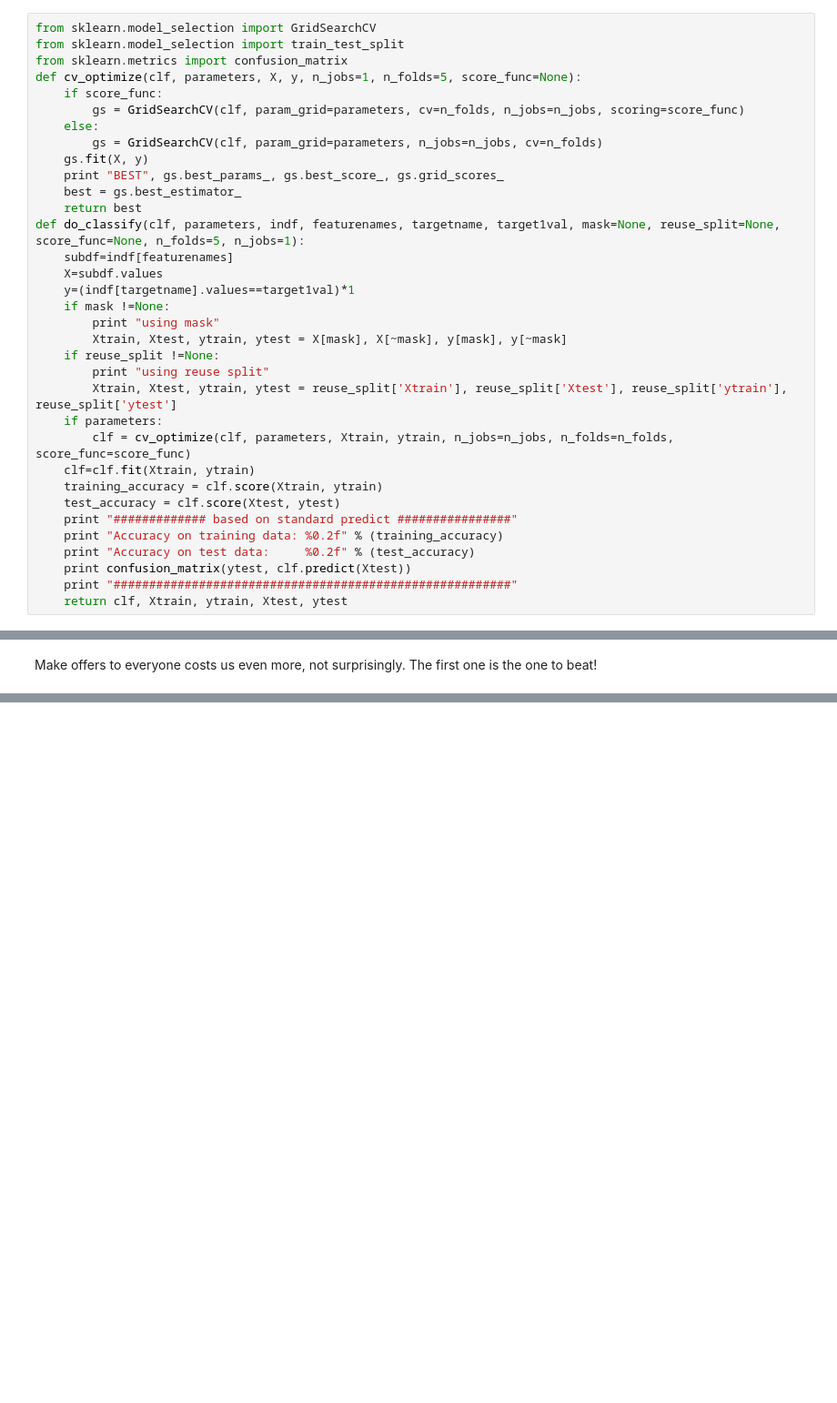
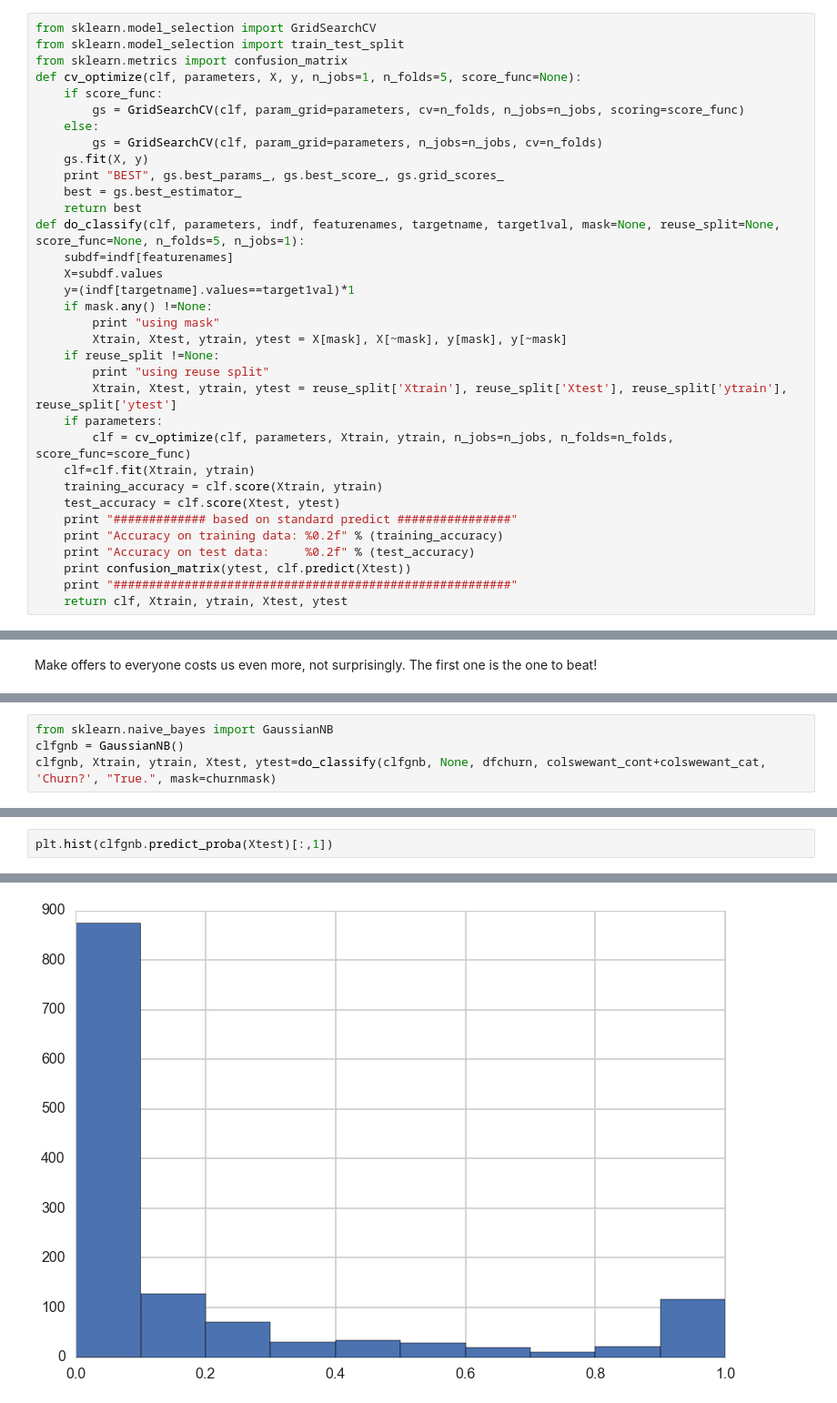
Before and after one commit to suyashSax/CS-109, a Jupyter notebook: Week 7/Lab 6 - Comparing Models on Churn Dataset.ipynb, the cells around one changed output, grey strips where cells are left out. Shown at 91% size. Saved outputs shown, nothing was run; the diff lists cells and outputs as text; blank space fills up the shorter version.

Commit message:
Churn - Naive bayes + ROC

```diff
--- a/Week 7/Lab 6 - Comparing Models on Churn Dataset.ipynb
+++ b/Week 7/Lab 6 - Comparing Models on Churn Dataset.ipynb
@@ -34,7 +34,7 @@ def do_classify(clf, parameters, indf, featurenames, targetname, target1val, mas
     subdf=indf[featurenames]
     X=subdf.values
     y=(indf[targetname].values==target1val)*1
-    if mask !=None:
+    if mask.any() !=None:
         print "using mask"
         Xtrain, Xtest, ytrain, ytest = X[mask], X[~mask], y[mask], y[~mask]
     if reuse_split !=None:
@@ -266,0 +270,4 @@ Make offers to everyone costs us even more, not surprisingly. The first one is t
+# %%
+from sklearn.naive_bayes import GaussianNB
+clfgnb = GaussianNB()
+clfgnb, Xtrain, ytrain, Xtest, ytest=do_classify(clfgnb, None, dfchurn, colswewant_cont+colswewant_cat, 'Churn?', "True.", mask=churnmask)
@@ -266,0 +322,3 @@ Make offers to everyone costs us even more, not surprisingly. The first one is t
+# %%
+plt.hist(clfgnb.predict_proba(Xtest)[:,1])
+# %% [output]
@@ -266,0 +331 @@ Make offers to everyone costs us even more, not surprisingly. The first one is t
+[figure, added]
```
Also changed, not shown: parts of 21 cells of this notebook.
